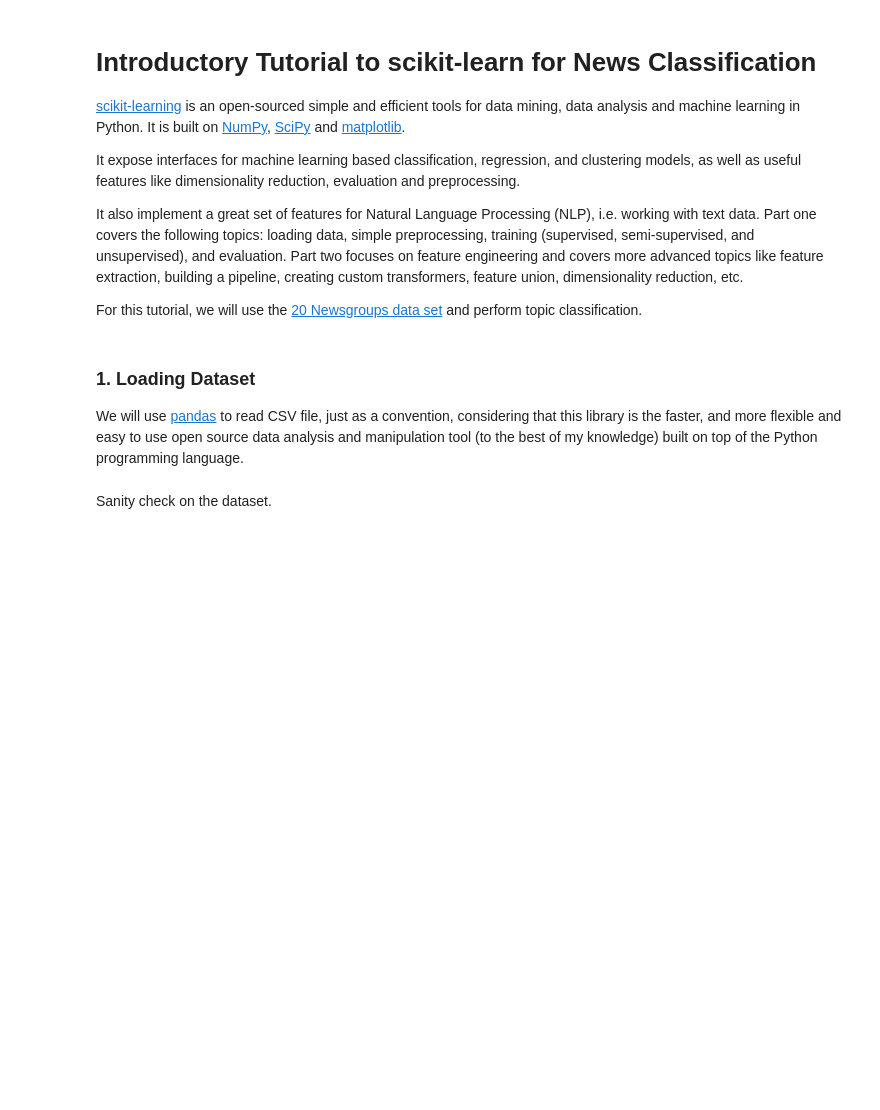
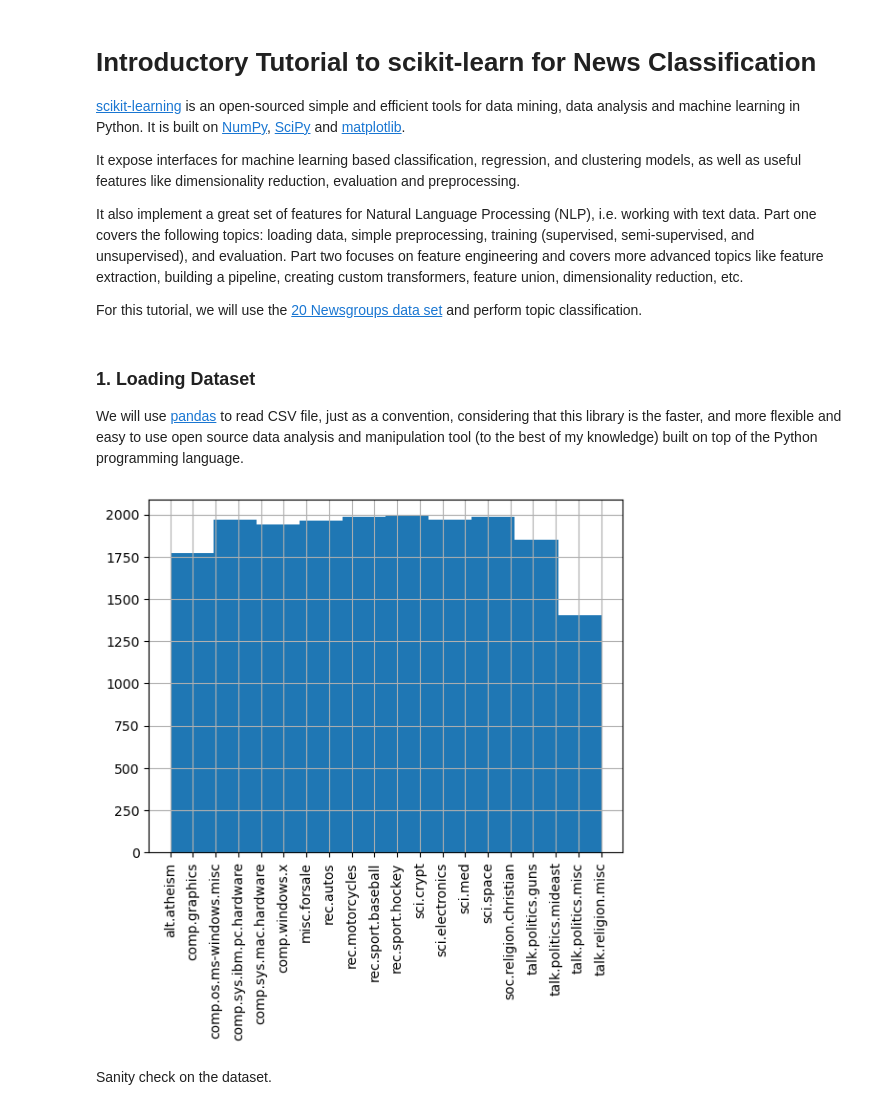
Before and after one commit to lorenzo-stacchio/NLP_Hands_On_UNIMC, a Jupyter notebook: exercise_1/News_Classifier_Sklearn.ipynb, the cells around one changed output. Saved outputs shown, nothing was run; the diff lists cells and outputs as text; code cells hidden in the pictures; blank space fills up the shorter version.

```diff
--- a/exercise_1/News_Classifier_Sklearn.ipynb
+++ b/exercise_1/News_Classifier_Sklearn.ipynb
@@ -16,6 +16,15 @@ We will use [pandas](https://pandas.pydata.org/) to read CSV file, just as a con
 import pandas as pd
 
 dataset = pd.read_csv('20news-18828.csv', header=None, delimiter=',', names=['label', 'text'])
+# %%
+# visualize class label distribution
+import matplotlib.pyplot as plt
+
+dataset.label.hist()
+plt.xticks(rotation=90)
+plt.show()
+# %% [output]
+[figure, added]
 # %% [markdown]
 Sanity check on the dataset.
 # %%
```
Also changed, not shown: parts of 19 cells of this notebook, 1 other file.
